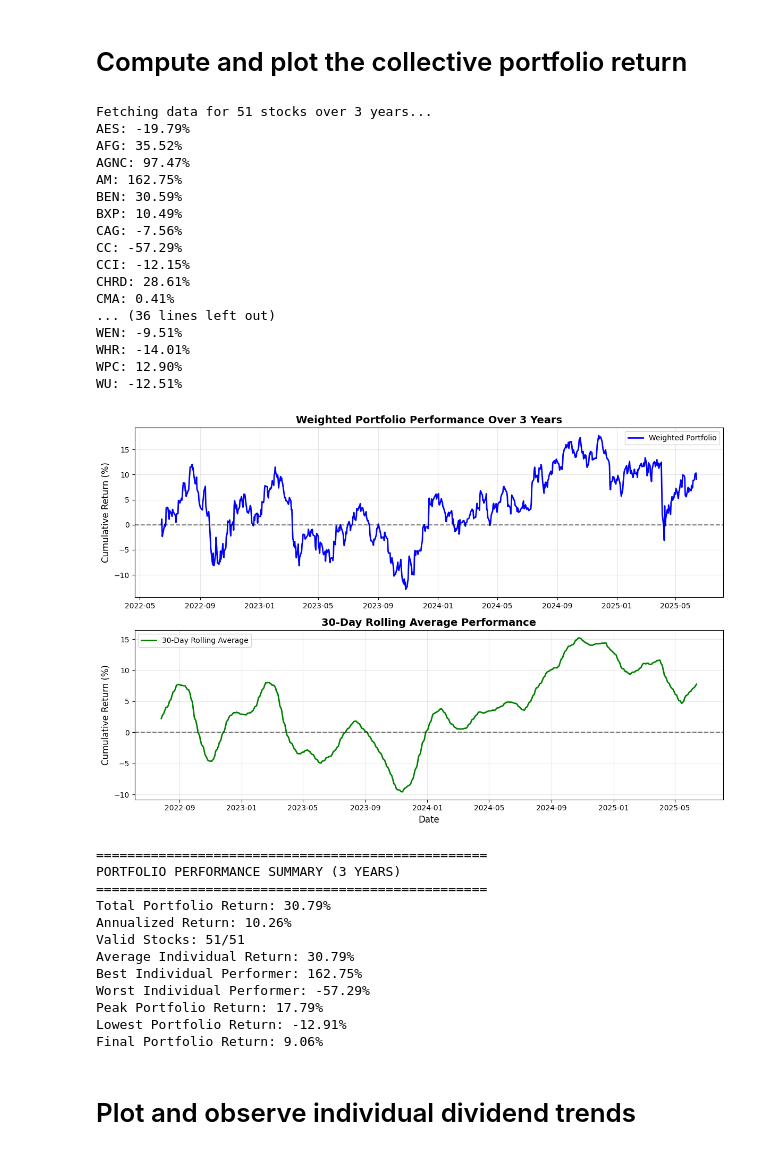
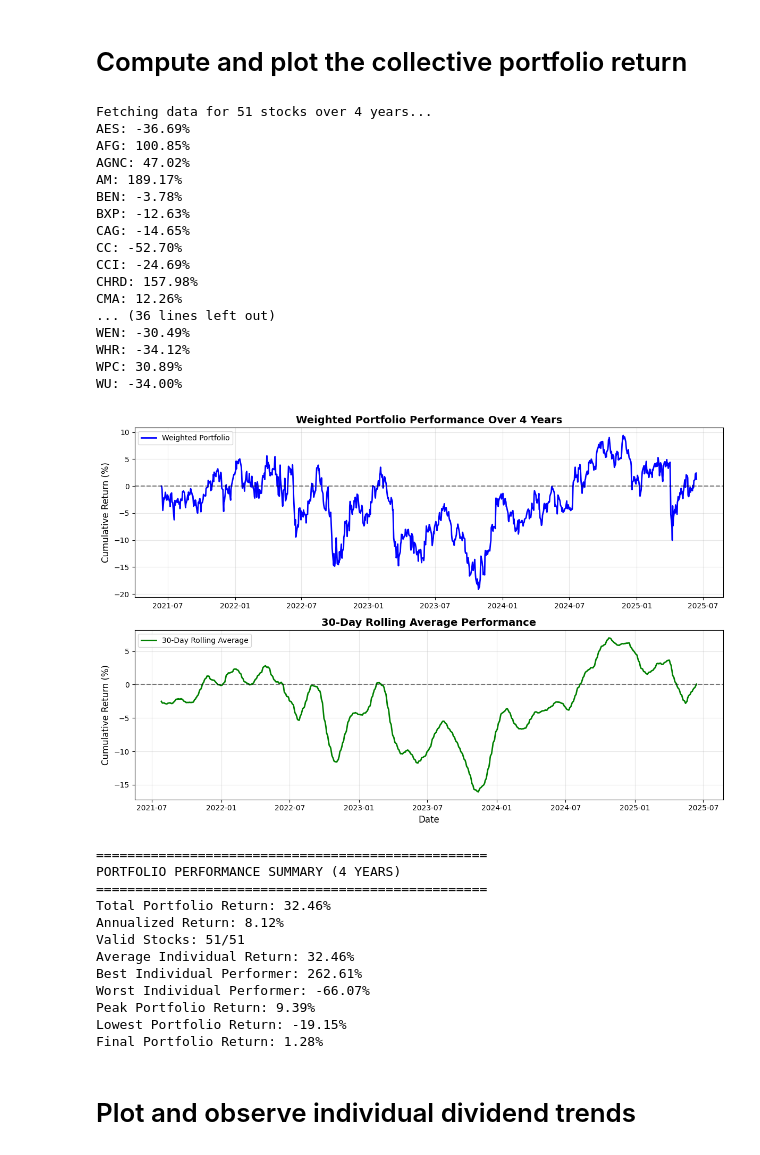
Before and after one commit to sarashs/Wallstreet-Bets, a Jupyter notebook: Notebooks/dividend_stock_finder.ipynb, the cells around one changed output. Cells and saved outputs as stored; diff of their text form; code cells hidden in the pictures.

```diff
--- a/Notebooks/dividend_stock_finder.ipynb
+++ b/Notebooks/dividend_stock_finder.ipynb
@@ -341,63 +323,63 @@ def calculate_weighted_portfolio_return(stock_list, weights, years, plot_results
         plt.tight_layout()
         plt.show()
 
         # Print summary statistics
         print(f"\n{'='*50}")
         print(f"PORTFOLIO PERFORMANCE SUMMARY ({years} YEARS)")
         print(f"{'='*50}")
         print(f"Total Portfolio Return: {results['portfolio_return_pct']:.2f}%")
         print(f"Annualized Return: {(results['portfolio_return_pct']/years):.2f}%")
         print(f"Valid Stocks: {results['valid_stocks']}/{results['total_stocks']}")
         print(f"Average Individual Return: {results['avg_individual_return']:.2%}")
         print(f"Best Individual Performer: {results['max_return']:.2%}")
         print(f"Worst Individual Performer: {results['min_return']:.2%}")
 
         if portfolio_time_series is not None:
             max_return = portfolio_time_series.max()
             min_return = portfolio_time_series.min()
             final_return = portfolio_time_series.iloc[-1]
             print(f"Peak Portfolio Return: {max_return:.2f}%")
             print(f"Lowest Portfolio Return: {min_return:.2f}%")
             print(f"Final Portfolio Return: {final_return:.2f}%")
 
     return results
 
 # Example with equal weights
 equal_weights = [1/len(filtered_list_of_high_yields)] * len(filtered_list_of_high_yields)
 
 # Calculate and plot returns for the past 3 years
-results = calculate_weighted_portfolio_return(filtered_list_of_high_yields, equal_weights, 3, plot_results=True)
+results = calculate_weighted_portfolio_return(filtered_list_of_high_yields, equal_weights, 4, plot_results=True)
 # %% [output]
-Fetching data for 51 stocks over 3 years...
-AES: -19.79%
-AFG: 35.52%
-AGNC: 97.47%
-AM: 162.75%
-BEN: 30.59%
-BXP: 10.49%
-CAG: -7.56%
-CC: -57.29%
-CCI: -12.15%
-CHRD: 28.61%
-CMA: 0.41%
+Fetching data for 51 stocks over 4 years...
+AES: -36.69%
+AFG: 100.85%
+AGNC: 47.02%
+AM: 189.17%
+BEN: -3.78%
+BXP: -12.63%
+CAG: -14.65%
+CC: -52.70%
+CCI: -24.69%
+CHRD: 157.98%
+CMA: 12.26%
 ... (36 lines left out)
-WEN: -9.51%
-WHR: -14.01%
-WPC: 12.90%
-WU: -12.51%
+WEN: -30.49%
+WHR: -34.12%
+WPC: 30.89%
+WU: -34.00%
-[figure, old version]
+[figure, new version]
 ==================================================
-PORTFOLIO PERFORMANCE SUMMARY (3 YEARS)
+PORTFOLIO PERFORMANCE SUMMARY (4 YEARS)
 ==================================================
-Total Portfolio Return: 30.79%
-Annualized Return: 10.26%
+Total Portfolio Return: 32.46%
+Annualized Return: 8.12%
 Valid Stocks: 51/51
-Average Individual Return: 30.79%
-Best Individual Performer: 162.75%
-Worst Individual Performer: -57.29%
-Peak Portfolio Return: 17.79%
-Lowest Portfolio Return: -12.91%
-Final Portfolio Return: 9.06%
+Average Individual Return: 32.46%
+Best Individual Performer: 262.61%
+Worst Individual Performer: -66.07%
+Peak Portfolio Return: 9.39%
+Lowest Portfolio Return: -19.15%
+Final Portfolio Return: 1.28%
 # %% [markdown]
 # Plot and observe individual dividend trends
 # %%
```
Also changed, not shown: parts of 1 cell of this notebook, 3 other files.
